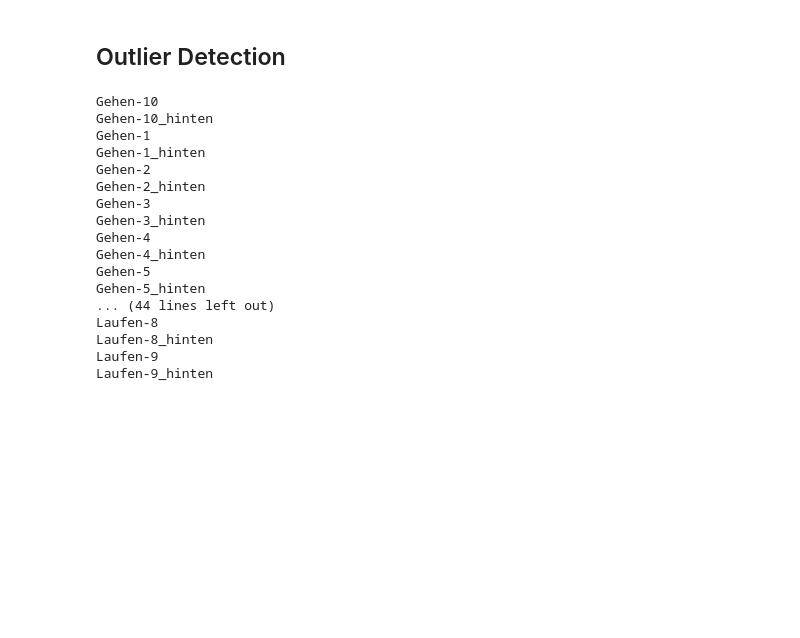
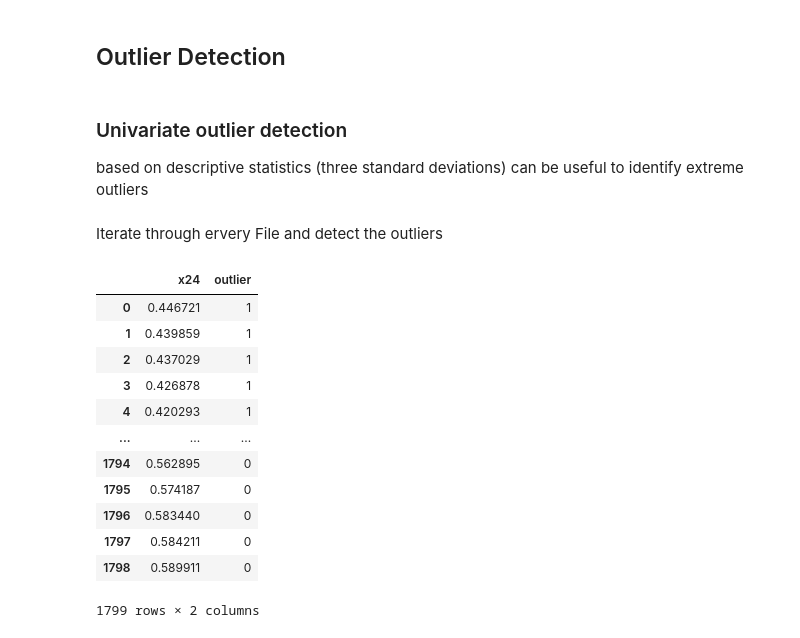
Before and after one commit to robring/running_pose_analytics, a Jupyter notebook: preprocessing.ipynb, the cells around one changed output. Saved outputs shown, nothing was run; the diff lists cells and outputs as text; code cells hidden in the pictures; blank space fills up the shorter version.

```diff
--- a/preprocessing.ipynb
+++ b/preprocessing.ipynb
@@ -161,3 +149,6 @@ print(df_side_gehen.head())
 # %% [markdown]
 ## Outlier Detection
+# %% [markdown]
+### Univariate outlier detection
+based on descriptive statistics (three standard deviations) can be useful to identify extreme outliers
 # %%
@@ -218,3 +196,5 @@ def getOutliers(dff):
+# %% [markdown]
+Iterate through ervery File and detect the outliers
 # %%
 #print(getOutliers(df_side_gehen))
 columnNames = ['x24', 'y24', 'z24', 'v24', 'x25', 'y25', 'z25', 'v25', 'x26', 'y26',
@@ -222,40 +202,53 @@ columnNames = ['x24', 'y24', 'z24', 'v24', 'x25', 'y25', 'z25', 'v25', 'x26', 'y
        'x29', 'y29', 'z29', 'v29', 'x30', 'y30', 'z30', 'v30', 'x31', 'y31',
        'z31', 'v31', 'x32', 'y32', 'z32', 'v32', 'x33', 'y33', 'z33', 'v33']
 
-
+outlier_true_list = {}
 df_outlier_side = pd.DataFrame(columns = columnNames)
 df_outlier_back = pd.DataFrame(columns = columnNames)
 
 for i, df_vid in enumerate(list(df_dict_all.values())):
     df_vid = df_vid[[*columnNames]]
-    outliersDict = getOutliers(df_vid)
+    outliersDict, df_outlier_true, outlier_list_unique  = getOutliers(df_vid)
+
     name_vid = list(df_dict_all.keys())[i]
-    print(name_vid[:-12])
+    outlier_true_list[str(name_vid[:-12])] = {"DF": df_outlier_true, "INDEX": outlier_list_unique}
+    #print(name_vid[:-12])
     series = pd.Series(outliersDict, name=str(name_vid[:-12]))
+
     if "hinten" in str(name_vid):
-        df_outlier_back = df_outlier_back.append(series, ignore_index=True)
+        df_outlier_back = df_outlier_back.append(series, ignore_index=False)
     else:
-        df_outlier_side = df_outlier_side.append(series, ignore_index=True)
+        df_outlier_side = df_outlier_side.append(series, ignore_index=False)
 
 df_outlier_side = df_outlier_side.fillna(0)
 df_outlier_back = df_outlier_back.fillna(0)
 outlier_summary_list = [df_outlier_side,df_outlier_back ]
-#print(df_outlier_summary.head())
+#print(df_outlier_side.head())
-# %% [output]
-Gehen-10
-Gehen-10_hinten
-Gehen-1
-Gehen-1_hinten
-Gehen-2
-Gehen-2_hinten
-Gehen-3
-Gehen-3_hinten
-Gehen-4
-Gehen-4_hinten
-Gehen-5
-Gehen-5_hinten
-... (44 lines left out)
-Laufen-8
-Laufen-8_hinten
-Laufen-9
-Laufen-9_hinten
+# %%
+videoName = "Joggen-7"
+landmark = "x24"
+
+dict_all_df = outlier_true_list[videoName]["DF"] #dict with values and outlier True or not per video for All landmarks
+ListOutliersIndexUnique = outlier_true_list[videoName]["INDEX"]#List with unique index values per video for ALL Landmarks
+df_per_landmark = dict_all_df[landmark] #df per landmark with values and outlier True or not
+
+df_per_landmark
+
+# key = list(outlier_true_list["Joggen-8_hinten"].keys())[0]
+# PAAALO = outlier_true_list["Joggen-8_hinten"][key]
+# PAAALO
+#PAAALO.loc[PAAALO['x25'] == 1]
+# %% [output]
+|  | x24 | outlier |
+| 0 | 0.446721 | 1 |
+| 1 | 0.439859 | 1 |
+| 2 | 0.437029 | 1 |
+| 3 | 0.426878 | 1 |
+| 4 | 0.420293 | 1 |
+| ... | ... | ... |
+| 1794 | 0.562895 | 0 |
+| 1795 | 0.574187 | 0 |
+| 1796 | 0.583440 | 0 |
+| 1797 | 0.584211 | 0 |
+| 1798 | 0.589911 | 0 |
+1799 rows × 2 columns
```
Also changed, not shown: parts of 14 cells of this notebook, 2 other files.
